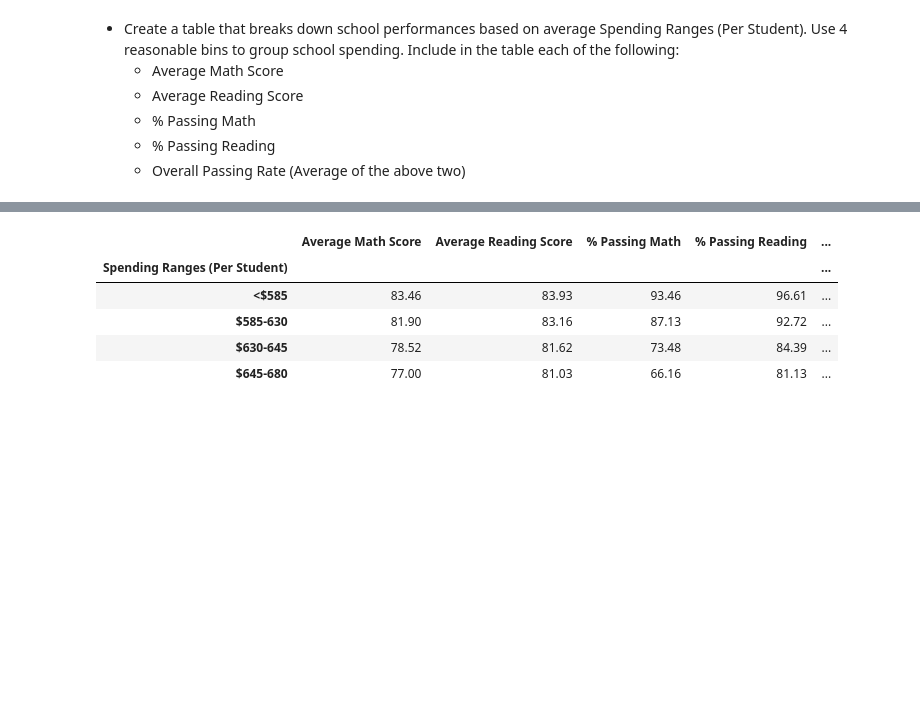
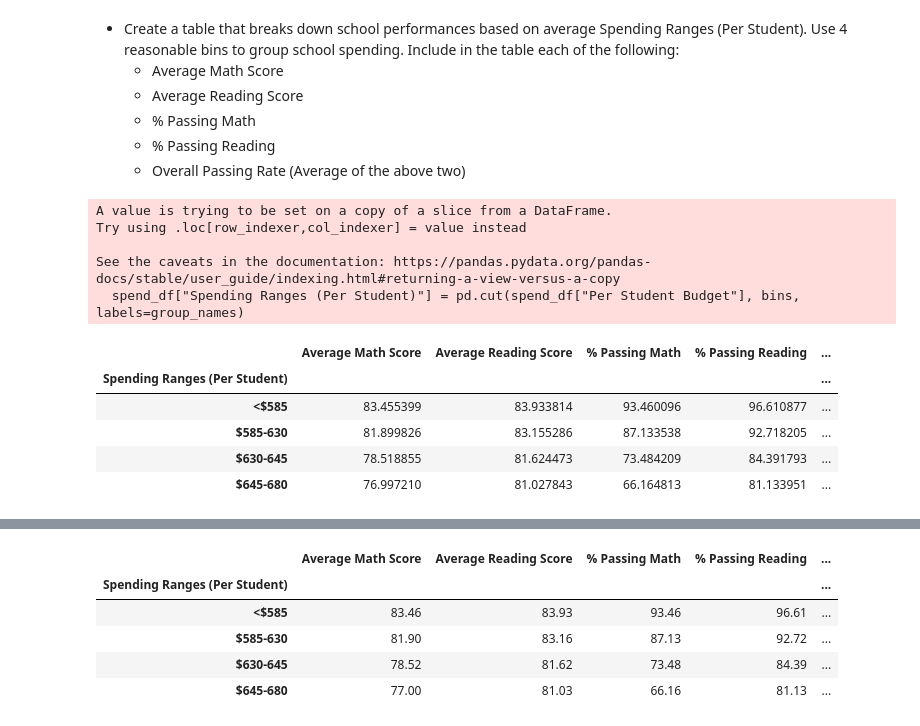
Before and after one commit to tebohl/Pandas-School-Analysis, a Jupyter notebook: PyCitySchools/PyCitySchools_starter.ipynb, the cells around one changed output, grey strips where cells are left out. Saved outputs shown, nothing was run; the diff lists cells and outputs as text; code cells hidden in the pictures; blank space fills up the shorter version.

```diff
--- a/PyCitySchools/PyCitySchools_starter.ipynb
+++ b/PyCitySchools/PyCitySchools_starter.ipynb
@@ -337,3 +267,39 @@ reading_score_df
   * % Passing Math
   * % Passing Reading
   * Overall Passing Rate (Average of the above two)
+# %%
+#set bins and group names
+bins = [0, 584.9, 629.9, 644.9, 680]
+group_names = ["<$585", "$585-630", "$630-645", "$645-680"]
+
+#use school summary data frame, reduce columns
+spend_df = ss_df[["Per Student Budget", "Average Math Score",
+                      "Average Reading Score", "% Passing Math",
+                      "% Passing Reading", "% Overall Passing"]]
+
+#spend_df["Per Student Budget"]= spend_df["Per Student Budget"].astype("int64")
+
+#create column with bins and group names
+spend_df["Spending Ranges (Per Student)"] = pd.cut(spend_df["Per Student Budget"], bins, labels=group_names)
+
+#group by new column
+spend_df = spend_df.set_index("Spending Ranges (Per Student)")
+spend_df= spend_df.groupby(["Spending Ranges (Per Student)"])
+
+#remove Per student budget column
+spend_df = spend_df[["Average Math Score",
+                      "Average Reading Score", "% Passing Math",
+                      "% Passing Reading", "% Overall Passing"]]
+spend_df.mean()
+# %% [output]
+A value is trying to be set on a copy of a slice from a DataFrame.
+Try using .loc[row_indexer,col_indexer] = value instead
+
+See the caveats in the documentation: https://pandas.pydata.org/pandas-docs/stable/user_guide/indexing.html#returning-a-view-versus-a-copy
+  spend_df["Spending Ranges (Per Student)"] = pd.cut(spend_df["Per Student Budget"], bins, labels=group_names)
+|  | Average Math Score | Average Reading Score | % Passing Math | % Passing Reading | ... |
+| Spending Ranges (Per Student) |  |  |  |  | ... |
+| <$585 | 83.455399 | 83.933814 | 93.460096 | 96.610877 | ... |
+| $585-630 | 81.899826 | 83.155286 | 87.133538 | 92.718205 | ... |
+| $630-645 | 78.518855 | 81.624473 | 73.484209 | 84.391793 | ... |
+| $645-680 | 76.997210 | 81.027843 | 66.164813 | 81.133951 | ... |
```
Also changed, not shown: parts of 8 cells of this notebook.
